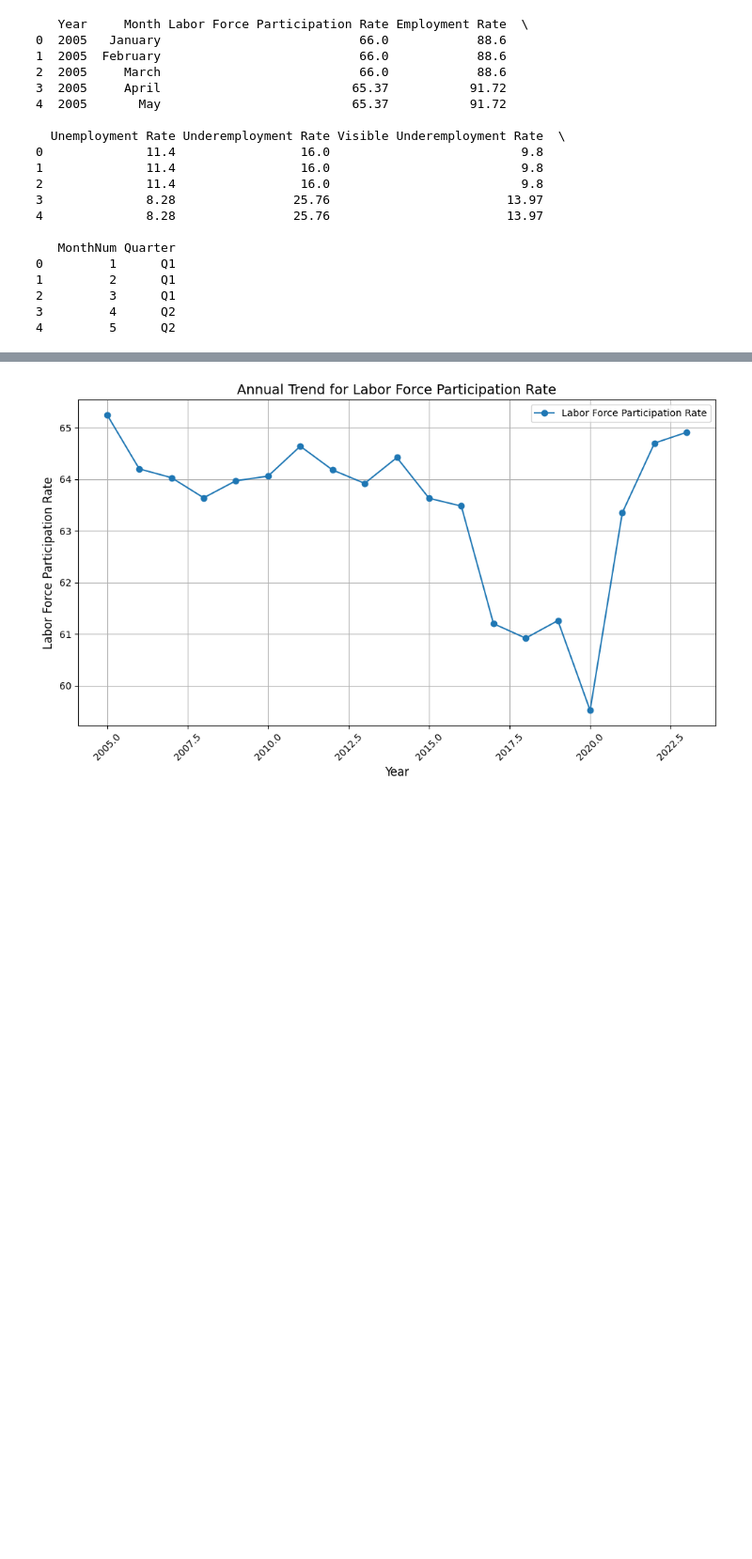
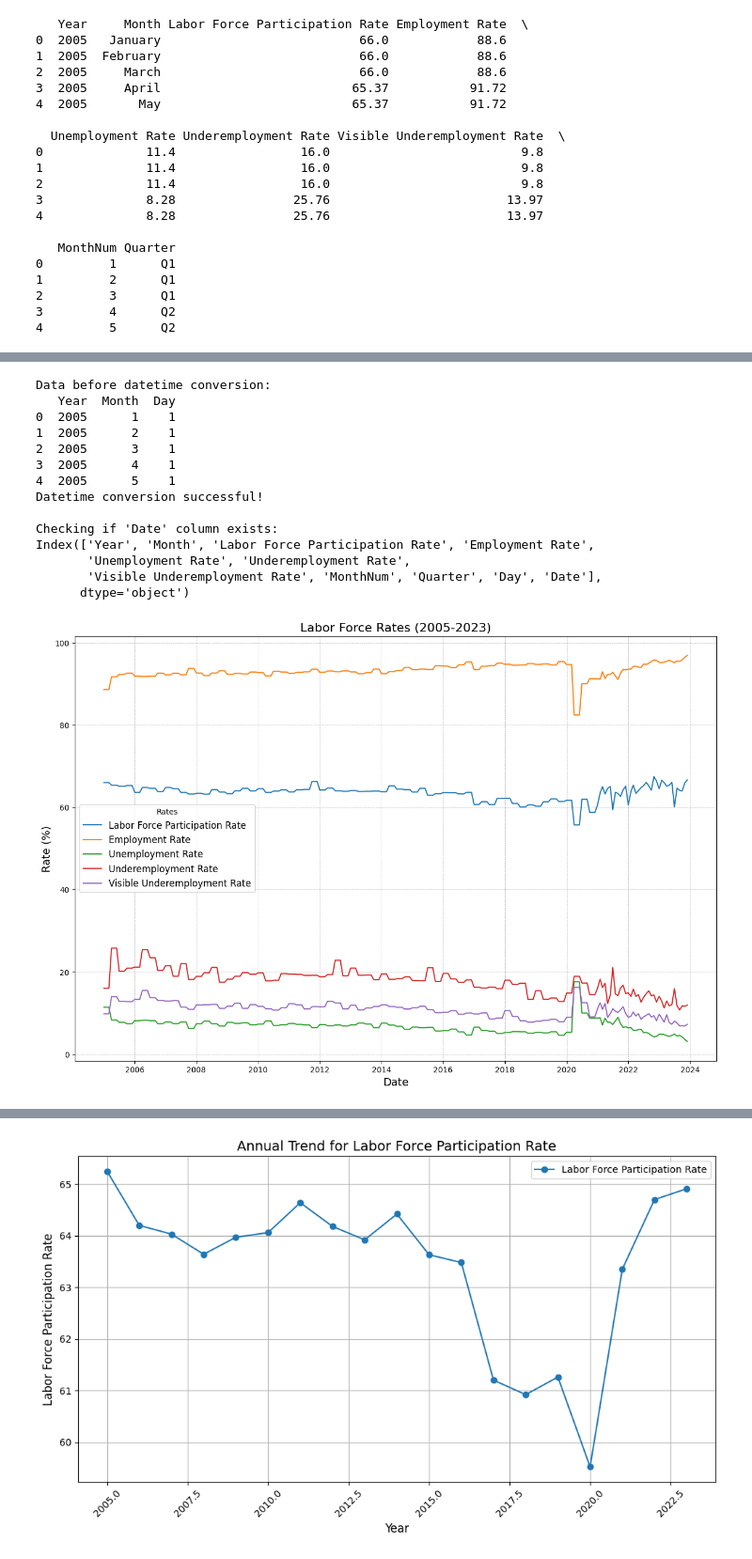
Before and after one commit to FBChavez/FinalActivity, a Jupyter notebook: data_analysis.ipynb, the cells around one changed output, grey strips where cells are left out. Shown at 94% size. Saved outputs shown, nothing was run; the diff lists cells and outputs as text; code cells hidden in the pictures; blank space fills up the shorter version.

```diff
--- a/data_analysis.ipynb
+++ b/data_analysis.ipynb
@@ -213,0 +241,75 @@ max         0.0
+# %%
+# Load the CSV file
+labor_data = pd.read_csv('UpdatedMonthlyLaborForceData.csv')
+
+# Ensure 'Year' and 'Month' are numeric, drop invalid rows
+labor_data['Year'] = pd.to_numeric(labor_data['Year'], errors='coerce')
+labor_data['Month'] = labor_data['Month'].apply(lambda x: pd.to_datetime(x, format='%B').month)  # Convert month names to numbers
+labor_data = labor_data.dropna(subset=['Year', 'Month'])
+
+# Add a 'Day' column (default to 1 for monthly data)
+labor_data['Day'] = 1
+
+# Check the data before datetime conversion
+print("Data before datetime conversion:")
+print(labor_data[['Year', 'Month', 'Day']].head())
+
+# Convert 'Year', 'Month', and 'Day' into a datetime column
+try:
+    labor_data['Date'] = pd.to_datetime(labor_data[['Year', 'Month', 'Day']], errors='coerce')
+    print("Datetime conversion successful!")
+except Exception as e:
+    print("Error during datetime conversion:", e)
+
+# Check if 'Date' was created successfully
+print("\nChecking if 'Date' column exists:")
+print(labor_data.columns)
+
+# Ensure the 'Date' column exists after conversion
+if 'Date' not in labor_data.columns or labor_data['Date'].isnull().all():
+    raise KeyError("Column 'Date' was not created successfully or contains NaT values.")
+
+# Set 'Date' as the index
+labor_data.set_index('Date', inplace=True)
+
+# Specify the columns to plot
+columns_to_plot = [
+    'Labor Force Participation Rate',
+    'Employment Rate',
+    'Unemployment Rate',
+    'Underemployment Rate',
+    'Visible Underemployment Rate'
+]
+
+# Plot the data
+plt.figure(figsize=(15, 10))
+
+for column in columns_to_plot:
+    if column in labor_data.columns:  # Ensure the column exists before plotting
+        plt.plot(labor_data.index, labor_data[column], label=column)
+    else:
+        print(f"Warning: Column '{column}' not found in data.")
+
+# Configure plot aesthetics
+plt.title('Labor Force Rates (2005-2023)', fontsize=16)
+plt.xlabel('Date', fontsize=14)
+plt.ylabel('Rate (%)', fontsize=14)
+plt.legend(title='Rates', fontsize=12)
+plt.grid(visible=True, linestyle='--', linewidth=0.5)
+plt.show()
+# %% [output]
+Data before datetime conversion:
+   Year  Month  Day
+0  2005      1    1
+1  2005      2    1
+2  2005      3    1
+3  2005      4    1
+4  2005      5    1
+Datetime conversion successful!
+
+Checking if 'Date' column exists:
+Index(['Year', 'Month', 'Labor Force Participation Rate', 'Employment Rate',
+       'Unemployment Rate', 'Underemployment Rate',
+       'Visible Underemployment Rate', 'MonthNum', 'Quarter', 'Day', 'Date'],
+      dtype='object')
+[figure, added]
```
Also changed, not shown: parts of 11 cells of this notebook, 1 other file.
